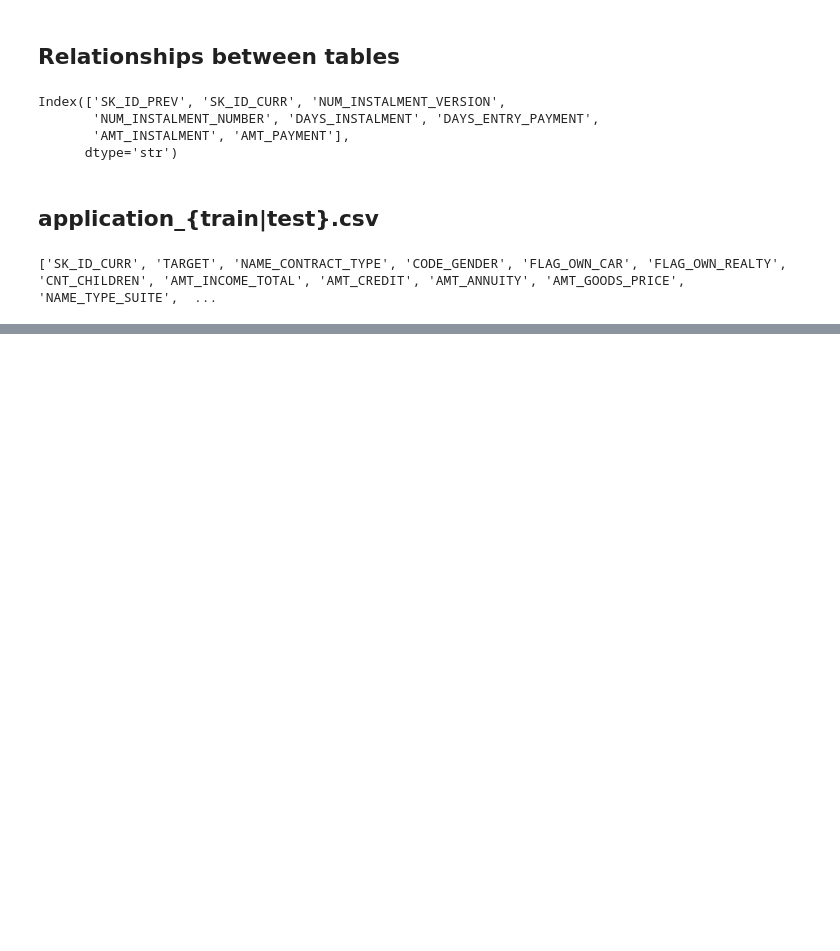
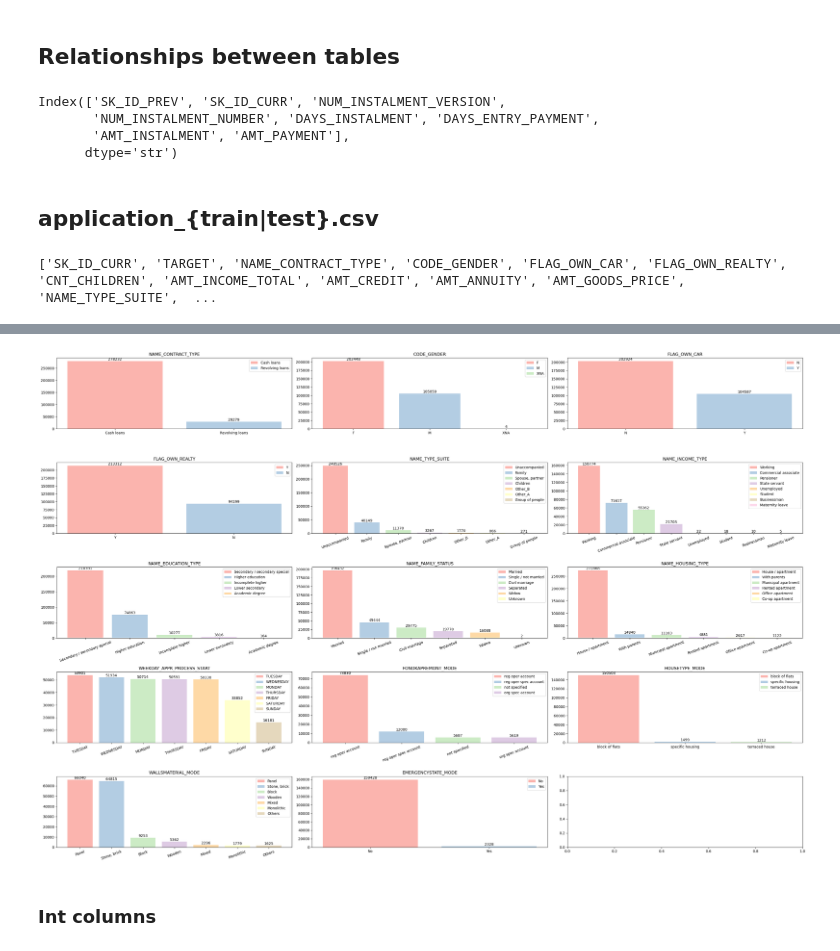
Before and after one commit to PhamMaiLinh-2403/Home_Credit_Default_Risk, a Jupyter notebook: EDA.ipynb, the cells around one changed output, grey strips where cells are left out. Saved outputs shown, nothing was run; the diff lists cells and outputs as text; code cells hidden in the pictures; blank space fills up the shorter version.

Commit message:
Done EDA string cols. Turning to int cols in application_train

```diff
--- a/EDA.ipynb
+++ b/EDA.ipynb
@@ -100,0 +105,3 @@ Name: count, dtype: int64
+# %%
+str_cols = application_train.dtypes[application_train.dtypes == 'str'].index.tolist()
+str_cols
@@ -100,0 +125,10 @@ Name: count, dtype: int64
+# %%
+num_rows = application_train.shape[0]
+
+for col in str_cols:
+    print(f'Column: {col}')
+    print(f'NaN values: {application_train[col].isna().sum() / num_rows} ({application_train[col].isna().sum()} / {num_rows})')
+    print(f'Number of unique values: {application_train[col].nunique()}')
+    print(f'Unique values: {application_train[col].unique().tolist()}')
+    # print(application_train[col].value_counts())
+    print('------------------------')
@@ -100,0 +153,25 @@ Name: count, dtype: int64
+# %%
+draw_str_cols = str_cols.copy()
+draw_str_cols.remove('OCCUPATION_TYPE')
+draw_str_cols.remove('ORGANIZATION_TYPE')
+
+fig, ax = plt.subplots(5, 3, figsize=(30, 20))
+cmap = plt.get_cmap('Pastel1')
+
+for i, col in enumerate(draw_str_cols):
+    col_counts = application_train[col].value_counts()
+    bar_colors = [cmap(i) for i in np.arange(len(col_counts))]
+    current_ax = ax[i // 3, i % 3].bar(col_counts.index, col_counts.values, color=bar_colors)
+    ax[i // 3, i % 3].bar_label(current_ax)
+    ax[i // 3, i % 3].set_title(col)
+    ax[i // 3, i % 3].legend(current_ax, col_counts.index)
+    if len(col_counts.index) > 3:
+        ax[i // 3, i % 3].tick_params(axis='x', rotation=20)
+    # print(col_counts.index)
+
+plt.tight_layout()
+plt.show()
+# %% [output]
+[figure, added]
+# %% [markdown]
+### Int columns
```
Also changed, not shown: parts of 11 cells of this notebook.
